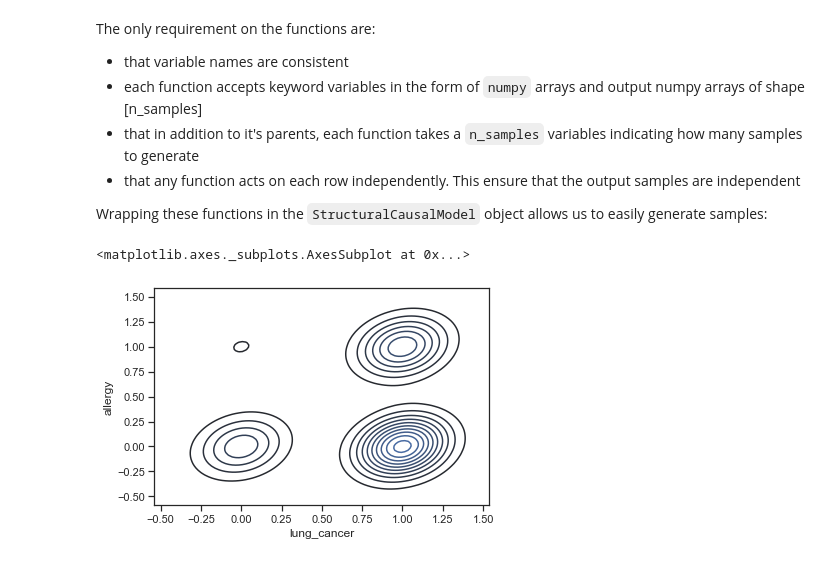
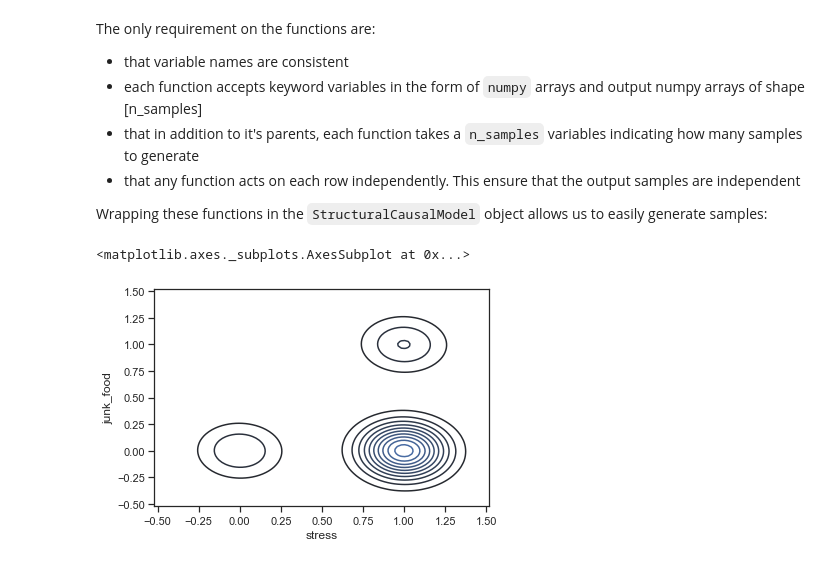
Before and after one commit to Didayolo/causality, a Jupyter notebook: generate-data-with-CGM.ipynb, the cells around one changed output. Cells and saved outputs as stored; diff of their text form; code cells hidden in the pictures.

Commit message:
Heart attack causal graph.

```diff
--- a/generate-data-with-CGM.ipynb
+++ b/generate-data-with-CGM.ipynb
@@ -29,28 +59,26 @@ def conditional(causes, probabilities, n_samples):
 # %%
-from causalgraphicalmodels import StructuralCausalModel
-import numpy as np
-
+# LUCAS GRAPH
 # /!\ these values have no biological meaning, they are completely made up
 
-scm = StructuralCausalModel({
-    "born_even_day": lambda n_samples: np.random.binomial(n=1, p=0.49, size=n_samples),
-    "anxiety": lambda n_samples: np.random.binomial(n=1, p=0.64277, size=n_samples),
-    "peer_pressure": lambda n_samples: np.random.binomial(n=1, p=0.32997, size=n_samples),
-    "genetics": lambda n_samples: np.random.binomial(n=1, p=0.15953, size=n_samples),
-    "smoking": lambda anxiety, peer_pressure, n_samples: conditional([anxiety, peer_pressure], [[0.43118, 0.74591], [0.8686, 0.99351]], n_samples),
-    "yellow_fingers": lambda smoking, n_samples: conditional([smoking], [0.23119, 0.95372], n_samples),
-    "attention_disorder": lambda genetics, n_samples: conditional([genetics], [0.28956, 0.68706], n_samples),
-    "lung_cancer": lambda smoking, genetics, n_samples: conditional([smoking, genetics], [[0.23146, 0.86996], [0.83934, 0.99351]], n_samples),
-    "allergy": lambda n_samples: np.random.binomial(n=1, p=0.32841, size=n_samples),
-    "coughing": lambda allergy, lung_cancer, n_samples: conditional([allergy, lung_cancer], [[0.1347, 0.7664], [0.64592, 0.99947]], n_samples),
-    "fatigue": lambda coughing, lung_cancer, n_samples: conditional([coughing, lung_cancer], [[0.35212, 0.56514], [0.80016, 0.89589]], n_samples),
-    "car_accident": lambda fatigue, attention_disorder, n_samples: conditional([fatigue, attention_disorder], [[0.2274, 0.779], [0.78861, 0.97169]], n_samples),
-})
+#scm = StructuralCausalModel({
+#    "born_even_day": lambda n_samples: np.random.binomial(n=1, p=0.49, size=n_samples),
+#    "anxiety": lambda n_samples: np.random.binomial(n=1, p=0.64277, size=n_samples),
+#    "peer_pressure": lambda n_samples: np.random.binomial(n=1, p=0.32997, size=n_samples),
+#    "genetics": lambda n_samples: np.random.binomial(n=1, p=0.15953, size=n_samples),
+#    "smoking": lambda anxiety, peer_pressure, n_samples: conditional([anxiety, peer_pressure], [[0.43118, 0.74591], [0.8686, 0.99351]]),
+#    "yellow_fingers": lambda smoking, n_samples: conditional([smoking], [0.23119, 0.95372]),
+#    "attention_disorder": lambda genetics, n_samples: conditional([genetics], [0.28956, 0.68706]),
+#    "lung_cancer": lambda smoking, genetics, n_samples: conditional([smoking, genetics], [[0.23146, 0.86996], [0.83934, 0.99351]]),
+#    "allergy": lambda n_samples: np.random.binomial(n=1, p=0.32841, size=n_samples),
+#    "coughing": lambda allergy, lung_cancer, n_samples: conditional([allergy, lung_cancer], [[0.1347, 0.7664], [0.64592, 0.99947]]),
+#    "fatigue": lambda coughing, lung_cancer, n_samples: conditional([coughing, lung_cancer], [[0.35212, 0.56514], [0.80016, 0.89589]]),
+#    "car_accident": lambda fatigue, attention_disorder, n_samples: conditional([fatigue, attention_disorder], [[0.2274, 0.779], [0.78861, 0.97169]]),
+#})
 # %%
 scm.cgm.draw()
 # %% [output]
 [drawing not drawn]
 # %%
-data = scm.sample(n_samples=200)
+data = scm.sample(n_samples=50000)
 data.head()
 # %% [output]
@@ -77,13 +105,13 @@ Wrapping these functions in the `StructuralCausalModel` object allows us to easi
 # %%
 # and visualise the samples
 import seaborn as sns
 
 %matplotlib inline
 
 sns.kdeplot(
-    data=data.lung_cancer,
-    data2=data.allergy,
+    data=data.stress,
+    data2=data.junk_food,
 )
 # %% [output]
 <matplotlib.axes._subplots.AxesSubplot at 0x...>
-[figure, old version]
+[figure, new version]
```
Also changed, not shown: parts of 6 cells of this notebook.
